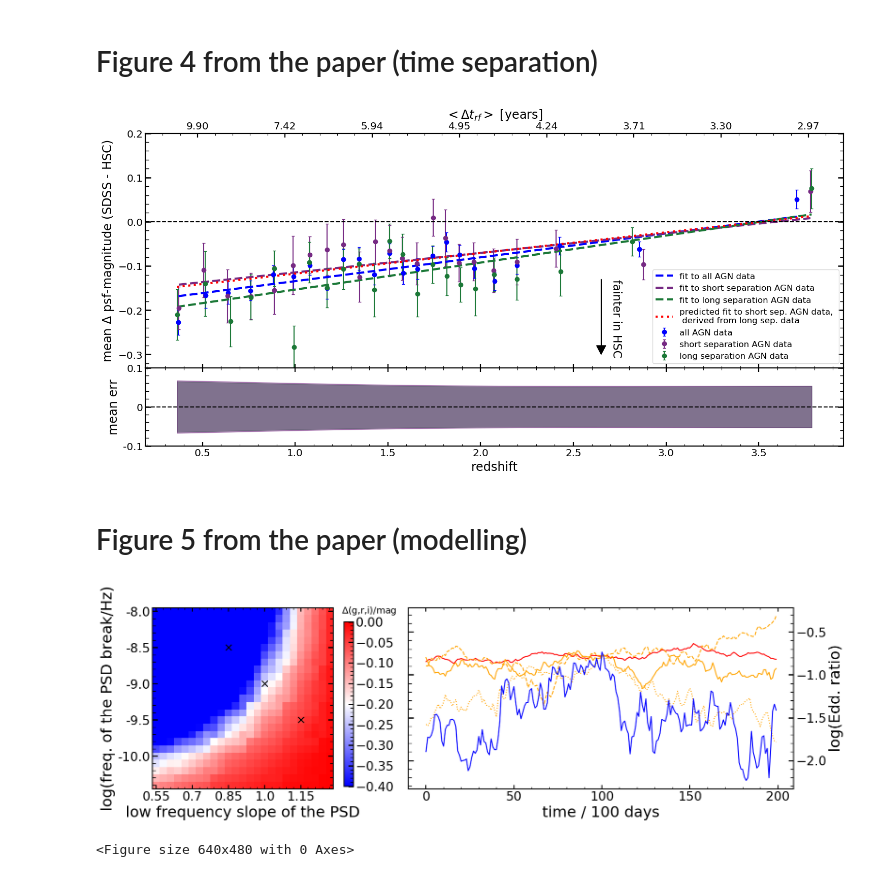
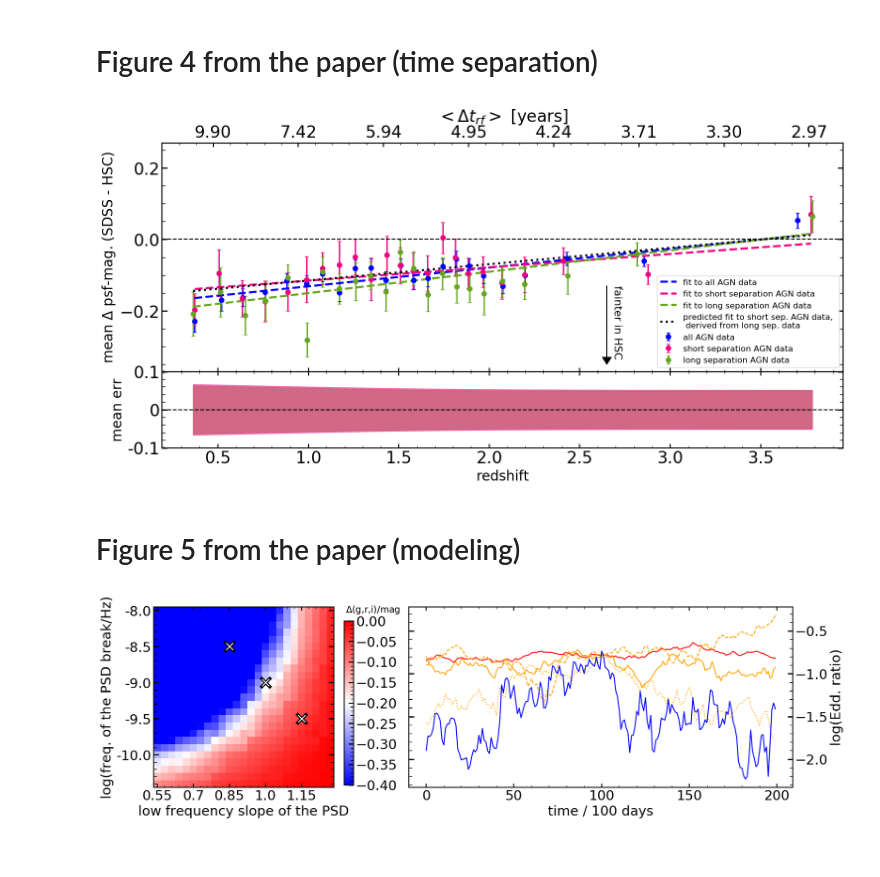
Before and after one commit to nevencaplar/AGN-Going-Down, a Jupyter notebook: NonStationarity.ipynb, the cells around one changed output. Cells and saved outputs as stored; diff of their text form; code cells hidden in the pictures; blank space fills up the shorter version.

```diff
--- a/NonStationarity.ipynb
+++ b/NonStationarity.ipynb
@@ -42,7 +42,13 @@ display(HTML("<style>.container { width:100% !important; }</style>"))
 import matplotlib
 import matplotlib.pyplot as plt
 from matplotlib.colors import LogNorm
-matplotlib.rcParams.update({'font.size': 16})
+matplotlib.rcParams.update({'font.size': 20})
+matplotlib.rcParams.update({'axes.labelsize': 'large'})
+matplotlib.rcParams.update({'xtick.labelsize': 'large'})
+matplotlib.rcParams.update({'ytick.labelsize': 'large'})
+matplotlib.rcParams.update({'legend.fontsize': 'large'})
+matplotlib.rcParams.update({'errorbar.capsize': 3})
+
 %config InlineBackend.rc = {}
 %matplotlib inline
 %config IPython.matplotlib.backend = "retina"
@@ -1462,34 +1468,34 @@ ax2 = main_ax.twiny()
 
 # scatter points on the main result
 main_ax.errorbar(res_redshift_array[0],res_delta_redshift_via_redshift_array[0],yerr=res_delta_redshift_via_redshift_err_array[0],\
-                 marker='o',capsize=2,ls='',color='blue',label='all AGN data')
+                 marker='o',markersize=7,elinewidth=2,ls='',color='blue',label='all AGN data')
 # fit for the whole sample
 main_ax.plot(res_redshift_array[0],p20_array_g[0][0],ls='--',color='blue',lw=3,label='fit to all AGN data')
 
 # points for the short separation sample
 main_ax.errorbar(res_redshift_short_separations_array[0],res_delta_redshift_via_redshift_short_separations_array[0],
-             yerr=res_delta_redshift_via_redshift_err_short_separations_array[0],marker='o',capsize=2,ls='',color='#762a83',label='short separation AGN data')
+             yerr=res_delta_redshift_via_redshift_err_short_separations_array[0],marker='o',markersize=7,elinewidth=2,ls='',color='#f0027f',label='short separation AGN data')
 # fit for the short separation sample
-main_ax.plot(res_redshift_short_separations_array[0],p20_array_short_separations_g[0][0],ls='--',color='#762a83',lw=3,label='fit to short separation AGN data')
+main_ax.plot(res_redshift_short_separations_array[0],p20_array_short_separations_g[0][0],ls='--',color='#f0027f',lw=3,label='fit to short separation AGN data')
 
 # points for the long separation sample
 main_ax.errorbar(res_redshift_long_separations_array[0],res_delta_redshift_via_redshift_long_separations_array[0],
-             yerr=res_delta_redshift_via_redshift_err_long_separations_array[0],marker='o',capsize=2,ls='',color='#1b7837',label='long separation AGN data')
+             yerr=res_delta_redshift_via_redshift_err_long_separations_array[0],marker='o',markersize=7,elinewidth=2,ls='',color='#66a61e',label='long separation AGN data')
 # fit for the long separation sample
-main_ax.plot(res_redshift_long_separations_array[0],p20_array_long_separations_g[0][0],ls='--',color='#1b7837',lw=3,label='fit to long separation AGN data')
+main_ax.plot(res_redshift_long_separations_array[0],p20_array_long_separations_g[0][0],ls='--',color='#66a61e',lw=3,label='fit to long separation AGN data')
 
 # naive fit for the short separaiton data
 main_ax.plot(res_redshift_long_separations_array[0],(0.1293/0.1689)*p20_array_long_separations_g[0][0],ls=':',
-         color='red',lw=3,label='predicted fit to short sep. AGN data, \n derived from long sep. data')
+         color='black',lw=3,label='predicted fit to short sep. AGN data, \n derived from long sep. data')
 
-main_ax.set_ylabel('mean $\Delta$ psf-magnitude (SDSS - HSC)')
-main_ax.set_xlabel('redshift')
-main_ax.set_ylim(-0.33,0.2)
+main_ax.set_ylabel('mean $\Delta$ psf-mag. (SDSS - HSC)',fontsize=20)
+main_ax.set_xlabel('redshift',fontsize=20)
+main_ax.set_ylim(-0.37,0.27)
 main_ax.axhline(0,color='black',ls='--')
-main_ax.legend()
+main_ax.legend(fontsize=12,loc=4)
 
-main_ax.arrow(2.65,-0.13,-0.,-0.15,head_length=0.02,head_width=0.05,color='black')
-main_ax.text(2.7,-0.15,'fainter in HSC',rotation=270,size=16)
+main_ax.arrow(2.65,-0.13,-0.,-0.2,head_length=0.02,head_width=0.05,color='black')
+main_ax.text(2.68,-0.15,'fainter in HSC',rotation=270,size=15.5)
 
 ax2Xs = err_ax.get_xticks()
 ax2.set_xticks(ax2Xs)
@@ -1500,25 +1506,25 @@ ax2.set_xlim(0.2,4.2)
 ax2.set_xlabel('$<\Delta t_{rf}>$ [years]')
 
 # prediction bands for the short and long separation sample
-err_ax.fill_between(res_redshift_long_separations_array[0],lower_limit_long,upper_limit_long, color='#1b7837', alpha='0.5')
-err_ax.fill_between(res_redshift_long_separations_array[0],lower_limit_short,upper_limit_short, color='#762a83', alpha='0.5')
+err_ax.fill_between(res_redshift_long_separations_array[0],lower_limit_long,upper_limit_long, color='#66a61e', alpha='0.5')
+err_ax.fill_between(res_redshift_long_separations_array[0],lower_limit_short,upper_limit_short, color='#f0027f', alpha='0.5')
 
 
 err_ax.set_ylim(-0.1,0.1)
 err_ax.axhline(0,color='black',ls='--')
-err_ax.set_ylabel('mean err')
-err_ax.set_xlabel('redshift')
+err_ax.set_ylabel('mean err',fontsize=20)
+err_ax.set_xlabel('redshift',fontsize=20)
 
 plt.savefig(FIGURES_PDF_DIRECTORY + 'Figure4_time_separated.pdf', bbox_inches='tight')
 plt.savefig(FIGURES_PNG_DIRECTORY + 'Figure4_time_separated.png', bbox_inches='tight')
 # %% [output]
-[figure, old version]
+[figure, new version]
 # %% [markdown]
-# Figure 5 from the paper (modelling)
+# Figure 5 from the paper (modeling)
 # %%
 # load the data
-means_all_LC_redshift_fit=np.load(DATA_DIRECTORY+'Modeling/means_all_LC_redshift_fit.npy')
-means_all_LC_redshift_values=np.load(DATA_DIRECTORY+'Modeling/means_all_LC_redshift_values.npy')
+means_all_LC_redshift_fit=np.load(DATA_DIRECTORY+'Modelling/means_all_LC_redshift_fit.npy')
+means_all_LC_redshift_values=np.load(DATA_DIRECTORY+'Modelling/means_all_LC_redshift_values.npy')
 # %%
 # which frequency and slope values are avaliable
 
@@ -1591,35 +1597,35 @@ axScatter.set_ylabel('log(freq. of the PSD break/Hz)')
 
 
 axScatter.set_aspect(1.)
-axScatter.scatter(x=[10,15,20],y=[19,14,9],color='black',marker='x',s=80)
+axScatter.scatter(x=[10,15,20],y=[19,14,9],color='black',marker='x',s=250,edgecolors='white',lw=5)
+axScatter.scatter(x=[10,15,20],y=[19,14,9],color='white',marker='x',s=120,edgecolors='white')
 
 divider = make_axes_locatable(axScatter)
 axHisty = divider.append_axes("right", 8.2, pad=1.6)
 
 
 axHisty.yaxis.set_tick_params(labelright=True,labelleft=False)
 # individual examples selected to show typical behaviour
 plt.plot(LC_3345[l][positions_of_specific_Edd_ratio_LC_3345[343]-100:positions_of_specific_Edd_ratio_LC_3345[343]+dt_max],color='red')
 plt.plot(LC_4335[l][positions_of_specific_Edd_ratio_LC_4335[82947]-100:positions_of_specific_Edd_ratio_LC_4335[82947]+dt_max],ls='--',color='orange')
 plt.plot(LC_4335[l][positions_of_specific_Edd_ratio_LC_4335[1316]-100:positions_of_specific_Edd_ratio_LC_4335[1316]+dt_max],ls=':',color='orange')
 plt.plot(LC_4335[l][positions_of_specific_Edd_ratio_LC_4335[2000]-100:positions_of_specific_Edd_ratio_LC_4335[2000]+dt_max],ls='-',color='orange')
 plt.plot(LC_5325[l][positions_of_specific_Edd_ratio_LC_5325[611]-100:positions_of_specific_Edd_ratio_LC_5325[611]+dt_max],color='blue')
 
 axHisty.set_xlabel('time / 100 days')
 axHisty.set_ylabel('log(Edd. ratio)')
 axHisty.yaxis.set_label_position("right")
 
 
 cax = fig.add_axes([0.375, 0.12, 0.01, 0.7])
 clb=plt.colorbar(img,cax=cax)
 clb.set_label('$\Delta$(g,r,i)/mag', labelpad=-38, y=1.10, rotation=0,fontsize=14)
 
 axHisty.set_xticks([0, 50, 100,150,200])
 
-plt.show()
+
 
 plt.savefig(FIGURES_PDF_DIRECTORY + 'Figure5_delta_model.pdf', bbox_inches='tight')
 plt.savefig(FIGURES_PNG_DIRECTORY + 'Figure5_delta_model.png', bbox_inches='tight')
 # %% [output]
-[figure, old version]
+[figure, new version]
-<Figure size 640x480 with 0 Axes>
```
Also changed, not shown: parts of 6 cells of this notebook, 14 other files.
